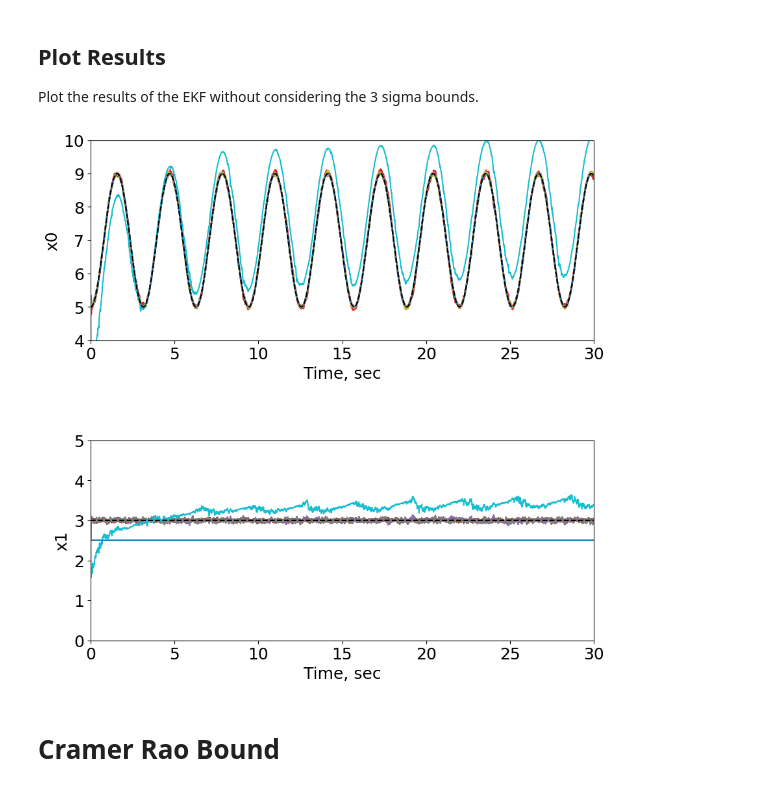
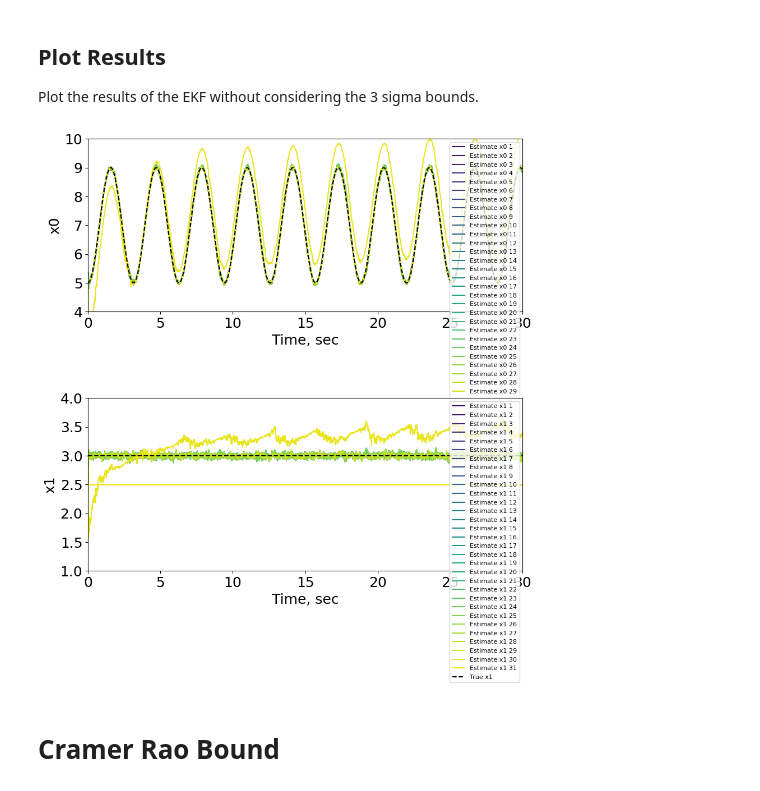
Before and after one commit to jadenmecham/First-Project, a Jupyter notebook: 4 - Nonlinear Camera/5C_EKF_UKF_monocamera_corrected.ipynb, the cells around one changed output. Saved outputs shown, nothing was run; the diff lists cells and outputs as text; code cells hidden in the pictures.

```diff
--- a/4 - Nonlinear Camera/5C_EKF_UKF_monocamera_corrected.ipynb
+++ b/4 - Nonlinear Camera/5C_EKF_UKF_monocamera_corrected.ipynb
@@ -224,30 +224,39 @@ Plot the results of the EKF without considering the 3 sigma bounds.
 # %%
 # plot the results using 2 subplots
 fig, axs = plt.subplots(2, 1, figsize=(10, 10))
 fig.subplots_adjust(hspace=0.5)
 # plot all 31 estimates of x0
+
+# define a color map for the lines
+cmap = plt.get_cmap('viridis', len(R_modified)+1)
+
 for i in range(len(R_modified)):
-    axs[0].plot(tsim, results[i]['x0_hat'], label=f'Estimate x0 {i+1}')
+    axs[0].plot(tsim, results[i]['x0_hat'], label=f'Estimate x0 {i+1}', color=cmap(i+1))
 axs[0].set_xlabel('Time, sec')
 axs[0].set_ylabel('x0')
 axs[0].set_ylim([4, 10])
 axs[0].set_xlim([0, 30])
 # Plot x0 on the first subplot as a dashed line onm top of all other lines
 axs[0].plot(tsim, X[0, :], label='True x0', linestyle='--', color='black')
 
+# legend
+axs[0].legend(loc='upper right', fontsize=8)
+
 # plot all 31 estimates of x1
 for i in range(len(R_modified)):
-    axs[1].plot(tsim, results[i]['x1_hat'], label=f'Estimate x1 {i+1}')
+    axs[1].plot(tsim, results[i]['x1_hat'], label=f'Estimate x1 {i+1}', color=cmap(i+1))
 axs[1].set_xlabel('Time, sec')
 axs[1].set_ylabel('x1')
-axs[1].set_ylim([0, 5])
+axs[1].set_ylim([1, 4])
 axs[1].set_xlim([0, 30])
 # Plot x1 on the second subplot
 axs[1].plot(tsim, X[1, :], label='True x1', linestyle='--', color='black')
+# legend
+axs[1].legend(loc='upper right', fontsize=8)
 
 plt.show()
 # %% [output]
-[figure, old version]
+[figure, new version]
 # %% [markdown]
 # Cramer Rao Bound
 # %% [markdown]
```
